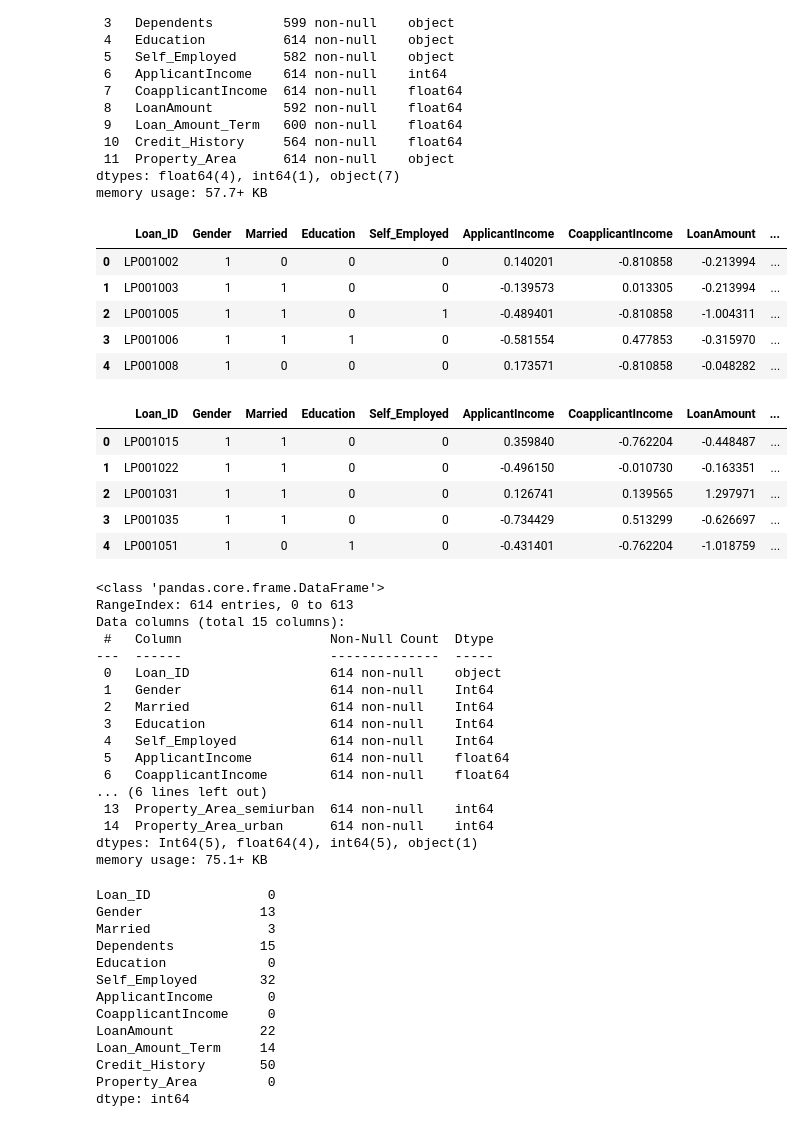
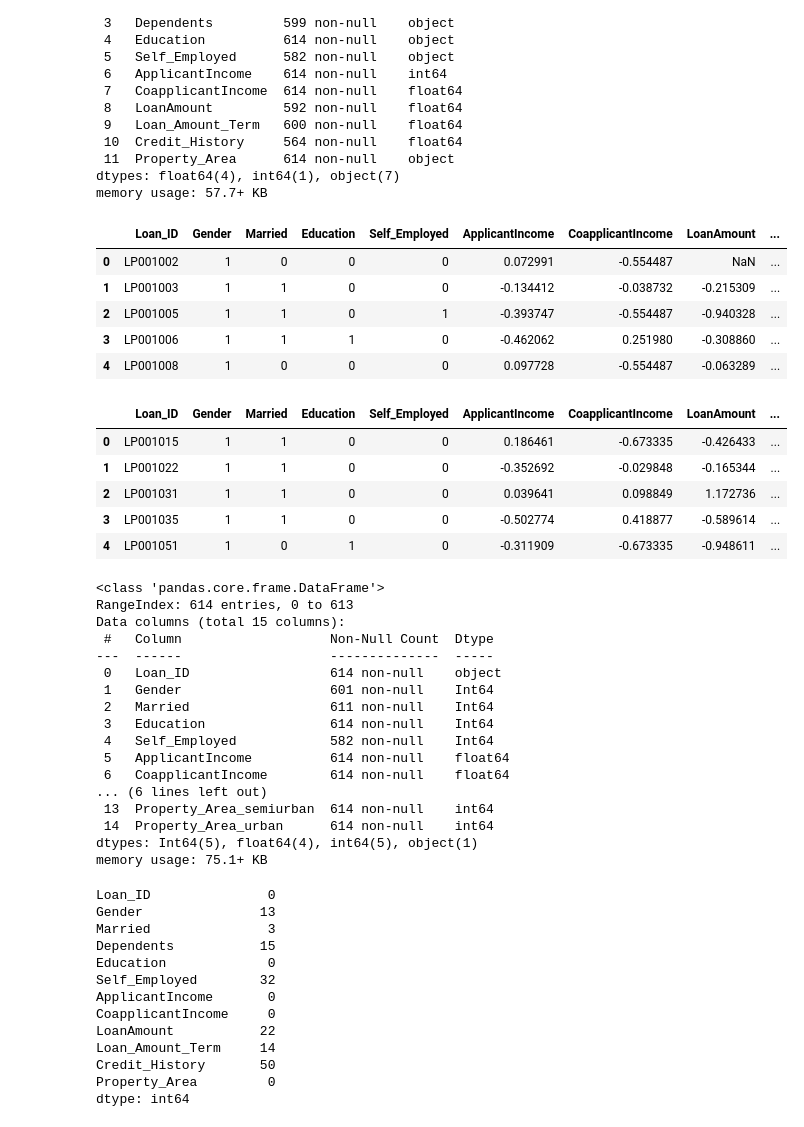
Before and after one commit to incognito-r/Hackathon, a Jupyter notebook: Loan-Prediction/model1.ipynb, the cells around one changed output. Drawn from its saved outputs; the diff is of its cells as text; code cells hidden in the pictures.

```diff
--- a/Loan-Prediction/model1.ipynb
+++ b/Loan-Prediction/model1.ipynb
@@ -167,27 +167,27 @@ Data columns (total 12 columns):
 dtypes: float64(4), int64(1), object(7)
 memory usage: 57.7+ KB
 # %%
-df_X_train_cleaned, scaler = preprocess(df_X_train, ID='Loan_ID',treat_na=True, treat_outliers=True)
+df_X_train_cleaned, scaler = preprocess(df_X_train, ID='Loan_ID',treat_na=False, treat_outliers=False)
 df_X_train_cleaned.head()
 # %% [output]
 |  | Loan_ID | Gender | Married | Education | Self_Employed | ApplicantIncome | CoapplicantIncome | LoanAmount | ... |
-| 0 | LP001002 | 1 | 0 | 0 | 0 | 0.140201 | -0.810858 | -0.213994 | ... |
-| 1 | LP001003 | 1 | 1 | 0 | 0 | -0.139573 | 0.013305 | -0.213994 | ... |
-| 2 | LP001005 | 1 | 1 | 0 | 1 | -0.489401 | -0.810858 | -1.004311 | ... |
-| 3 | LP001006 | 1 | 1 | 1 | 0 | -0.581554 | 0.477853 | -0.315970 | ... |
-| 4 | LP001008 | 1 | 0 | 0 | 0 | 0.173571 | -0.810858 | -0.048282 | ... |
+| 0 | LP001002 | 1 | 0 | 0 | 0 | 0.072991 | -0.554487 | NaN | ... |
+| 1 | LP001003 | 1 | 1 | 0 | 0 | -0.134412 | -0.038732 | -0.215309 | ... |
+| 2 | LP001005 | 1 | 1 | 0 | 1 | -0.393747 | -0.554487 | -0.940328 | ... |
+| 3 | LP001006 | 1 | 1 | 1 | 0 | -0.462062 | 0.251980 | -0.308860 | ... |
+| 4 | LP001008 | 1 | 0 | 0 | 0 | 0.097728 | -0.554487 | -0.063289 | ... |
 # %%
 # df_X_train_cleaned.describe([.01,.02,.03,.04,.05,.95,.96,.97,.98,.99])
 # %%
-df_X_test_cleaned, scaler = preprocess(df_X_test, ID='Loan_ID',treat_na=True, treat_outliers=True)
+df_X_test_cleaned, _ = preprocess(df_X_test, ID='Loan_ID',treat_na=False, treat_outliers=False)
 df_X_test_cleaned.head()
 # %% [output]
 |  | Loan_ID | Gender | Married | Education | Self_Employed | ApplicantIncome | CoapplicantIncome | LoanAmount | ... |
-| 0 | LP001015 | 1 | 1 | 0 | 0 | 0.359840 | -0.762204 | -0.448487 | ... |
-| 1 | LP001022 | 1 | 1 | 0 | 0 | -0.496150 | -0.010730 | -0.163351 | ... |
-| 2 | LP001031 | 1 | 1 | 0 | 0 | 0.126741 | 0.139565 | 1.297971 | ... |
-| 3 | LP001035 | 1 | 1 | 0 | 0 | -0.734429 | 0.513299 | -0.626697 | ... |
-| 4 | LP001051 | 1 | 0 | 1 | 0 | -0.431401 | -0.762204 | -1.018759 | ... |
+| 0 | LP001015 | 1 | 1 | 0 | 0 | 0.186461 | -0.673335 | -0.426433 | ... |
+| 1 | LP001022 | 1 | 1 | 0 | 0 | -0.352692 | -0.029848 | -0.165344 | ... |
+| 2 | LP001031 | 1 | 1 | 0 | 0 | 0.039641 | 0.098849 | 1.172736 | ... |
+| 3 | LP001035 | 1 | 1 | 0 | 0 | -0.502774 | 0.418877 | -0.589614 | ... |
+| 4 | LP001051 | 1 | 0 | 1 | 0 | -0.311909 | -0.673335 | -0.948611 | ... |
 # %%
 df_X_train_cleaned.info()
 # %% [output]
@@ -197,10 +197,10 @@ Data columns (total 15 columns):
  #   Column                   Non-Null Count  Dtype
 ---  ------                   --------------  -----
  0   Loan_ID                  614 non-null    object
- 1   Gender                   614 non-null    Int64
- 2   Married                  614 non-null    Int64
+ 1   Gender                   601 non-null    Int64
+ 2   Married                  611 non-null    Int64
  3   Education                614 non-null    Int64
- 4   Self_Employed            614 non-null    Int64
+ 4   Self_Employed            582 non-null    Int64
  5   ApplicantIncome          614 non-null    float64
  6   CoapplicantIncome        614 non-null    float64
 ... (6 lines left out)
```
Also changed, not shown: parts of 9 cells of this notebook, 6 other files.
